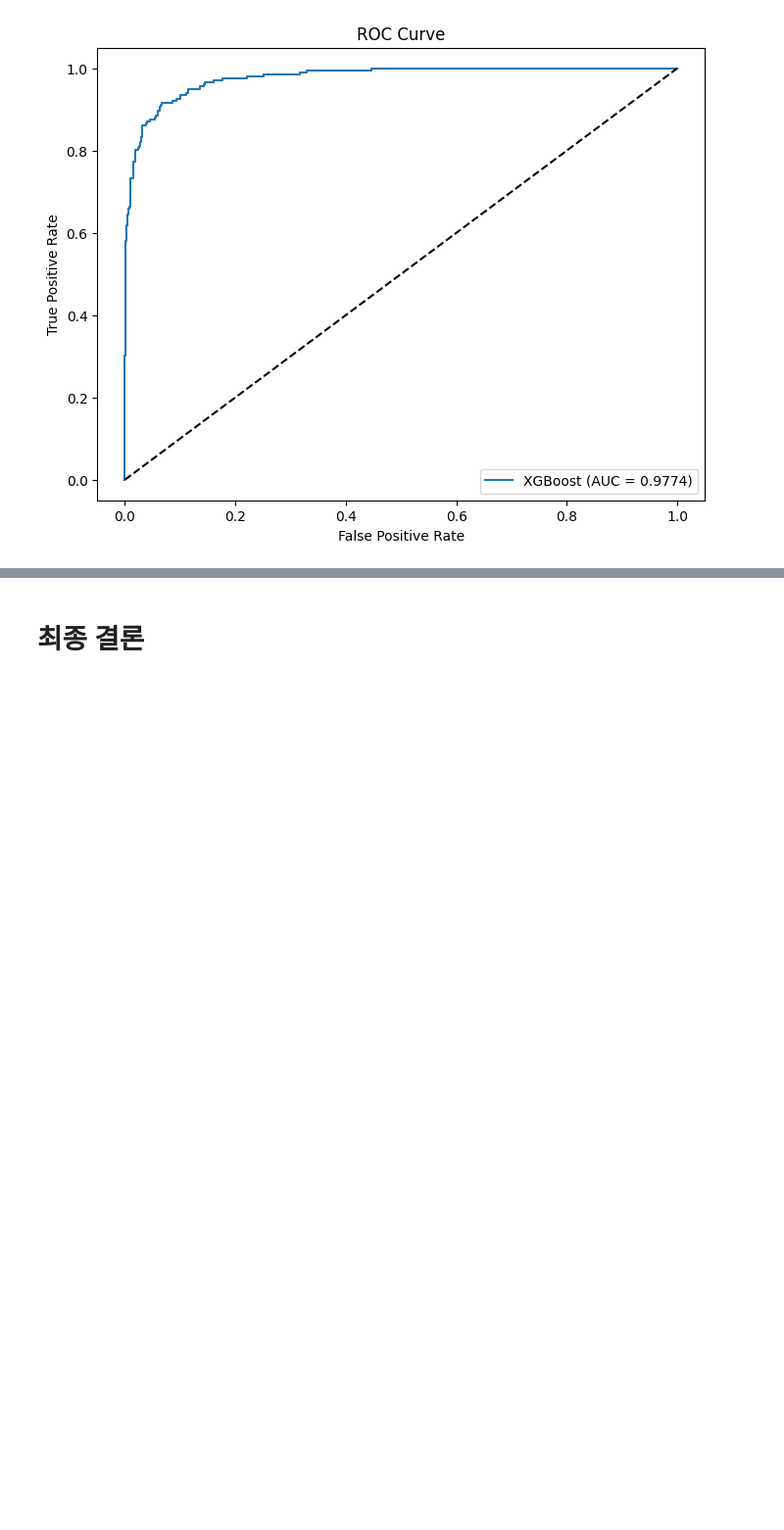
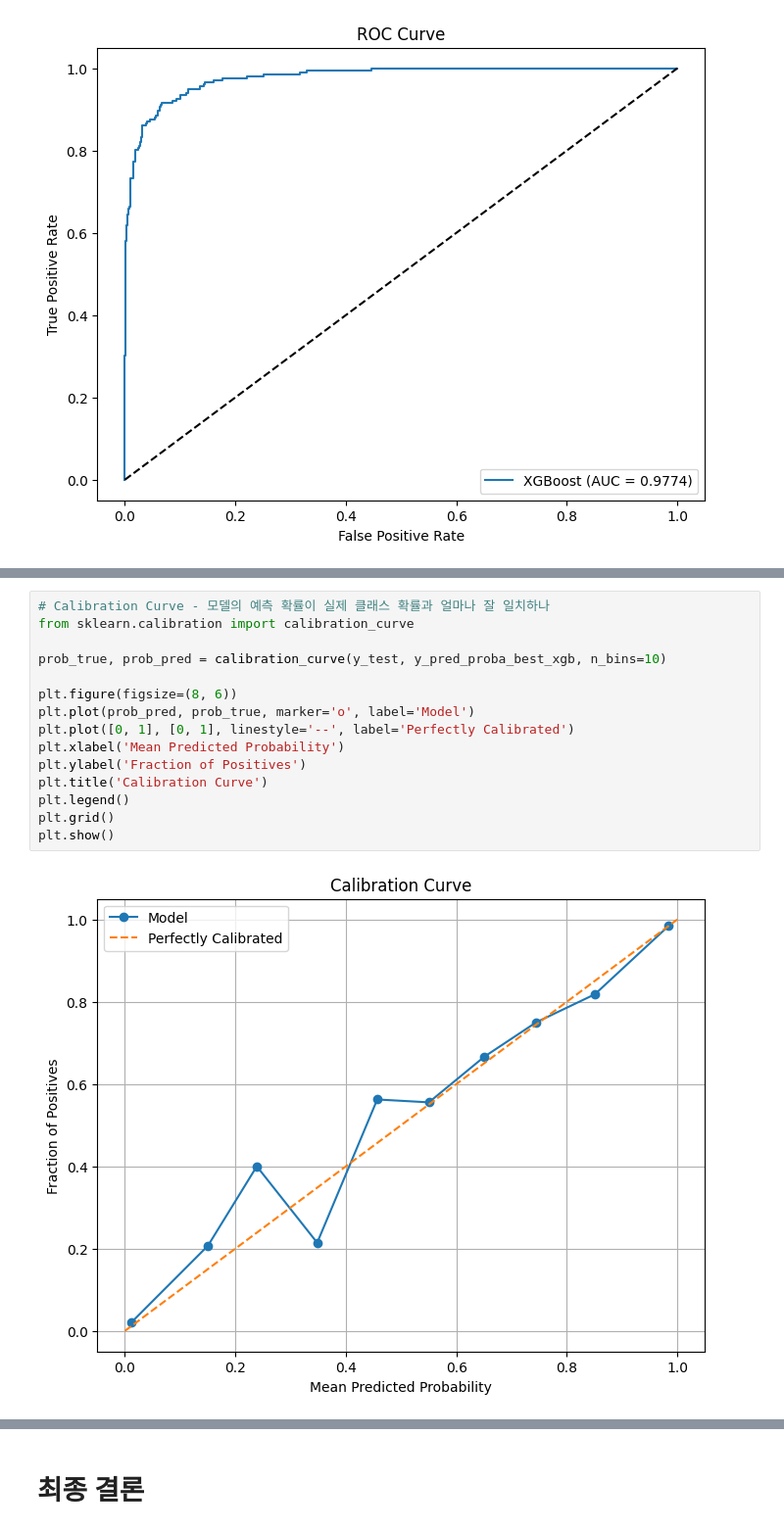
Before and after one commit to SKNETWORKS-FAMILY-AICAMP/SKN09-2nd-5Team, a Jupyter notebook: main.ipynb, the cells around one changed output, grey strips where cells are left out. Shown: that part at 98% size. Drawn from its saved outputs; the diff is of its cells as text; blank space fills up the shorter version.

```diff
--- a/main.ipynb
+++ b/main.ipynb
@@ -167,0 +182,17 @@ plt.show()
+# %%
+# Calibration Curve - 모델의 예측 확률이 실제 클래스 확률과 얼마나 잘 일치하나
+from sklearn.calibration import calibration_curve
+
+prob_true, prob_pred = calibration_curve(y_test, y_pred_proba_best_xgb, n_bins=10)
+
+plt.figure(figsize=(8, 6))
+plt.plot(prob_pred, prob_true, marker='o', label='Model')
+plt.plot([0, 1], [0, 1], linestyle='--', label='Perfectly Calibrated')
+plt.xlabel('Mean Predicted Probability')
+plt.ylabel('Fraction of Positives')
+plt.title('Calibration Curve')
+plt.legend()
+plt.grid()
+plt.show()
+# %% [output]
+[figure, added]
```
Also changed, not shown: parts of 5 cells of this notebook.
